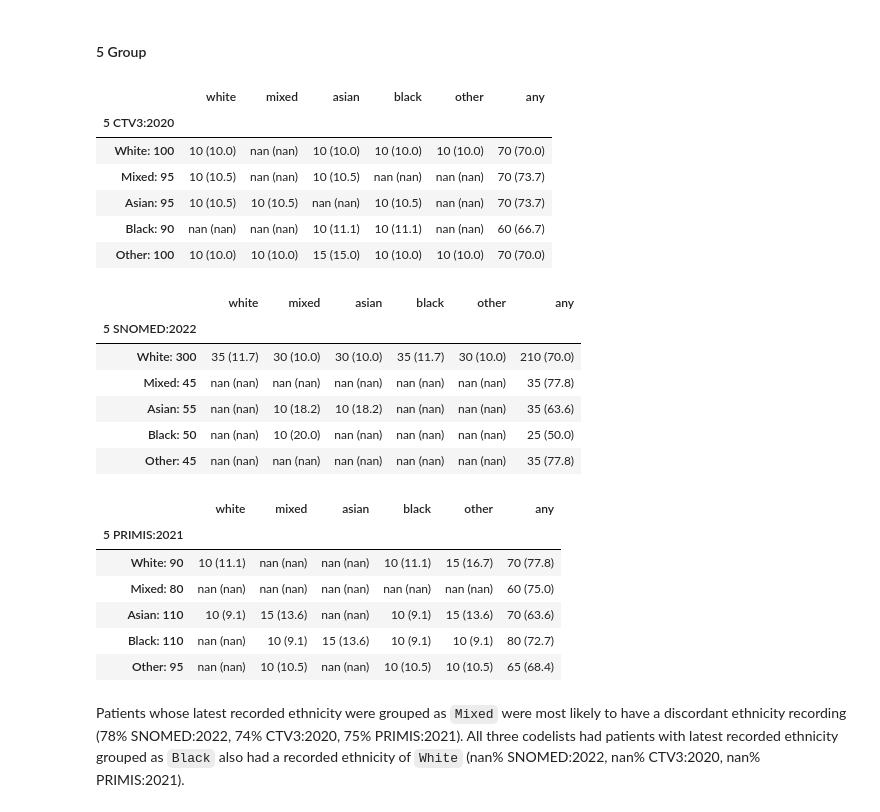
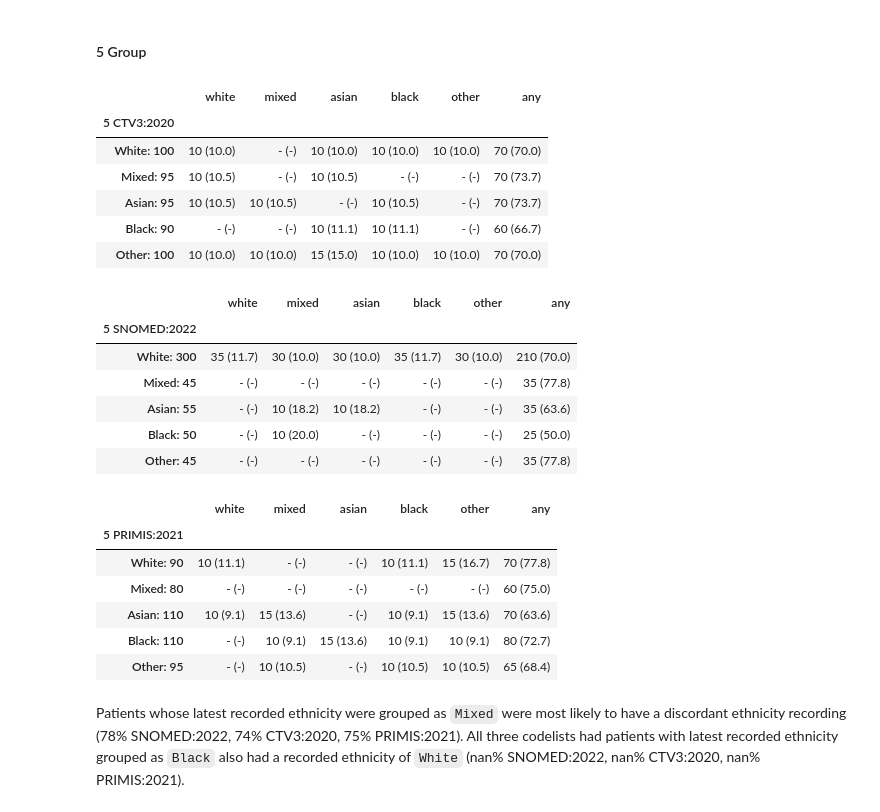
Before and after one commit to opensafely/ethnicity-short-data-report, a Jupyter notebook: notebooks_jupyter/local_report_ethnicity.ipynb, the cells around one changed output. Cells and saved outputs as stored; diff of their text form; code cells hidden in the pictures.

```diff
--- a/notebooks_jupyter/local_report_ethnicity.ipynb
+++ b/notebooks_jupyter/local_report_ethnicity.ipynb
@@ -412,48 +412,49 @@ for definition in definitions_5:
         #resort rows
         df_state_change = df_state_change.reindex(list(code_dict_5[definition].values()))
         df_state_change = df_state_change.reset_index()
 
         df_state_change[definition]=df_state_change[definition]+": " +df_state_change["n"].apply(lambda x: "{:,.0f}".format(x))
         df_state_change = df_state_change.set_index(definition)
         globals()[f'df_sc_pct_{definition}'] = df_state_change
         for item in lowerlist_5 + list(["any"]):
             df_state_change[item + "_pct"]= round(
                     (df_state_change[item].div(df_state_change["n"])) * 100, 1
                 )
 
             df_state_change[item] = (
                     df_state_change[item].apply(lambda x: "{:,.0f}".format(x))
                     + " ("
                     + df_state_change[item + "_pct"].astype(str)
                     + ")"
                 )
         df_state_change=df_state_change[lowerlist_5 + list(["any"])]
+        df_state_change = df_state_change.replace("nan (nan)", "- (-)")
         df_state_change = df_state_change.reset_index()
         df_state_change = df_state_change.rename(definition_dict, axis='columns')
         df_state_change = df_state_change.set_index(definition_dict[definition])
         display(df_state_change)
 # %% [output]
 |  | white | mixed | asian | black | other | any |
 | 5 CTV3:2020 |  |  |  |  |  |  |
-| White: 100 | 10 (10.0) | nan (nan) | 10 (10.0) | 10 (10.0) | 10 (10.0) | 70 (70.0) |
-| Mixed: 95 | 10 (10.5) | nan (nan) | 10 (10.5) | nan (nan) | nan (nan) | 70 (73.7) |
-| Asian: 95 | 10 (10.5) | 10 (10.5) | nan (nan) | 10 (10.5) | nan (nan) | 70 (73.7) |
-| Black: 90 | nan (nan) | nan (nan) | 10 (11.1) | 10 (11.1) | nan (nan) | 60 (66.7) |
+| White: 100 | 10 (10.0) | - (-) | 10 (10.0) | 10 (10.0) | 10 (10.0) | 70 (70.0) |
+| Mixed: 95 | 10 (10.5) | - (-) | 10 (10.5) | - (-) | - (-) | 70 (73.7) |
+| Asian: 95 | 10 (10.5) | 10 (10.5) | - (-) | 10 (10.5) | - (-) | 70 (73.7) |
+| Black: 90 | - (-) | - (-) | 10 (11.1) | 10 (11.1) | - (-) | 60 (66.7) |
 | Other: 100 | 10 (10.0) | 10 (10.0) | 15 (15.0) | 10 (10.0) | 10 (10.0) | 70 (70.0) |
 |  | white | mixed | asian | black | other | any |
 | 5 SNOMED:2022 |  |  |  |  |  |  |
 | White: 300 | 35 (11.7) | 30 (10.0) | 30 (10.0) | 35 (11.7) | 30 (10.0) | 210 (70.0) |
-| Mixed: 45 | nan (nan) | nan (nan) | nan (nan) | nan (nan) | nan (nan) | 35 (77.8) |
-| Asian: 55 | nan (nan) | 10 (18.2) | 10 (18.2) | nan (nan) | nan (nan) | 35 (63.6) |
-| Black: 50 | nan (nan) | 10 (20.0) | nan (nan) | nan (nan) | nan (nan) | 25 (50.0) |
-| Other: 45 | nan (nan) | nan (nan) | nan (nan) | nan (nan) | nan (nan) | 35 (77.8) |
+| Mixed: 45 | - (-) | - (-) | - (-) | - (-) | - (-) | 35 (77.8) |
+| Asian: 55 | - (-) | 10 (18.2) | 10 (18.2) | - (-) | - (-) | 35 (63.6) |
+| Black: 50 | - (-) | 10 (20.0) | - (-) | - (-) | - (-) | 25 (50.0) |
+| Other: 45 | - (-) | - (-) | - (-) | - (-) | - (-) | 35 (77.8) |
 |  | white | mixed | asian | black | other | any |
 | 5 PRIMIS:2021 |  |  |  |  |  |  |
-| White: 90 | 10 (11.1) | nan (nan) | nan (nan) | 10 (11.1) | 15 (16.7) | 70 (77.8) |
-| Mixed: 80 | nan (nan) | nan (nan) | nan (nan) | nan (nan) | nan (nan) | 60 (75.0) |
-| Asian: 110 | 10 (9.1) | 15 (13.6) | nan (nan) | 10 (9.1) | 15 (13.6) | 70 (63.6) |
-| Black: 110 | nan (nan) | 10 (9.1) | 15 (13.6) | 10 (9.1) | 10 (9.1) | 80 (72.7) |
-| Other: 95 | nan (nan) | 10 (10.5) | nan (nan) | 10 (10.5) | 10 (10.5) | 65 (68.4) |
+| White: 90 | 10 (11.1) | - (-) | - (-) | 10 (11.1) | 15 (16.7) | 70 (77.8) |
+| Mixed: 80 | - (-) | - (-) | - (-) | - (-) | - (-) | 60 (75.0) |
+| Asian: 110 | 10 (9.1) | 15 (13.6) | - (-) | 10 (9.1) | 15 (13.6) | 70 (63.6) |
+| Black: 110 | - (-) | 10 (9.1) | 15 (13.6) | 10 (9.1) | 10 (9.1) | 80 (72.7) |
+| Other: 95 | - (-) | 10 (10.5) | - (-) | 10 (10.5) | 10 (10.5) | 65 (68.4) |
 # %%
 display(Markdown(f"""
 Patients whose latest recorded ethnicity were grouped as `Mixed` were most likely to have a discordant ethnicity recording ({'{:,.0f}'.format(df_sc_pct_ethnicity_new_5["any_pct"][1])}% SNOMED:2022, {'{:,.0f}'.format(df_sc_pct_ethnicity_5["any_pct"][1])}% CTV3:2020, {'{:,.0f}'.format(df_sc_pct_ethnicity_primis_5["any_pct"][1])}% PRIMIS:2021). All three codelists had patients with latest recorded ethnicity grouped as `Black` also had a recorded ethnicity of `White` ({'{:,.0f}'.format(df_sc_pct_ethnicity_new_5["white_pct"][3])}% SNOMED:2022, {'{:,.0f}'.format(df_sc_pct_ethnicity_5["white_pct"][3])}% CTV3:2020, {'{:,.0f}'.format(df_sc_pct_ethnicity_primis_5["white_pct"][3])}% PRIMIS:2021).
```
Also changed, not shown: parts of 3 cells of this notebook.
